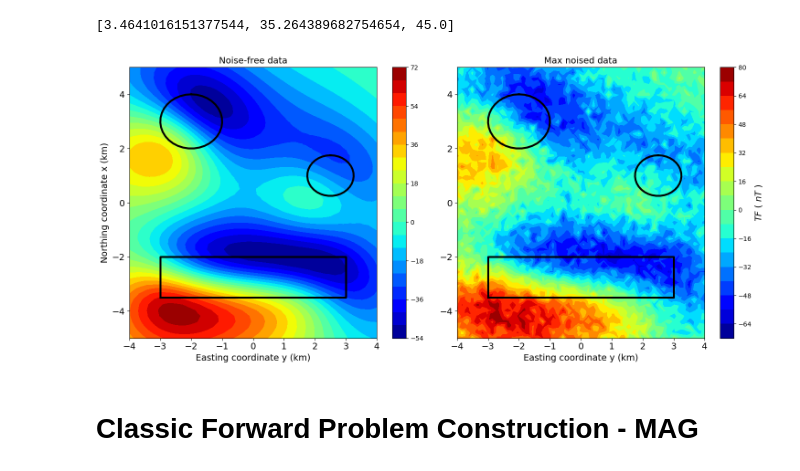
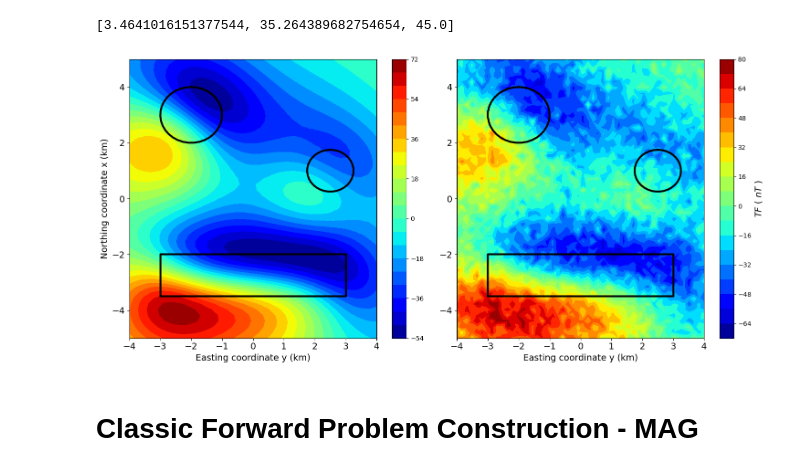
Before and after one commit to DiegoTaka/fast_equivalent_layer, a Jupyter notebook: code/mag/Stability_comparison_mag.ipynb, the cells around one changed output. Drawn from its saved outputs; the diff is of its cells as text; code cells hidden in the pictures.

```diff
--- a/code/mag/Stability_comparison_mag.ipynb
+++ b/code/mag/Stability_comparison_mag.ipynb
@@ -96,41 +96,41 @@ fig = plt.figure(figsize=(15,7))
 fig.patch.set_facecolor('xkcd:white')
 
 plt.subplot(121)
-plt.title('Noise-free data', y=1, x=0.5, fontsize=14)
+#plt.title('Noise-free data', y=1, x=0.5, fontsize=14)
 plt.tricontourf(yi_plot, xi_plot,data[0],22,cmap='jet')
 plt.plot(y_p,x_p,color="k", linewidth=3)
 #plt.plot(x_p2,y_p2,color="k", linewidth=3)
 plt.plot(y1, x1, color="k", linewidth=3)
 plt.plot(y2, x2, color="k", linewidth=3)
 cb = plt.colorbar(shrink=1)
 #cb.set_label('$TF$ ( $nT$ )', rotation=90, fontsize=14)
 plt.xlim(np.min(yi_plot),np.max(yi_plot))
 plt.ylim(np.min(xi_plot),np.max(xi_plot))
 plt.xticks(fontsize=14)
 plt.yticks(fontsize=14)
 plt.xlabel('Easting coordinate y (km)', fontsize=14)
 plt.ylabel('Northing coordinate x (km)', fontsize=14)
 
 plt.subplot(122)
-plt.title('Max noised data', y=1, x=0.5, fontsize=14)
+#plt.title('Max noised data', y=1, x=0.5, fontsize=14)
 plt.tricontourf(yi_plot, xi_plot,data[-1],22,cmap='jet')
 plt.plot(y_p,x_p,color="k", linewidth=3)
 #plt.plot(x_p2,y_p2,color="k", linewidth=3)
 plt.plot(y1, x1, color="k", linewidth=3)
 plt.plot(y2, x2, color="k", linewidth=3)
 cb = plt.colorbar(shrink=1)
 cb.set_label('$TF$ ( $nT$ )', rotation=90, fontsize=14)
 plt.xlim(np.min(yi_plot),np.max(yi_plot))
 plt.ylim(np.min(xi_plot),np.max(xi_plot))
 plt.xticks(fontsize=14)
 plt.yticks(fontsize=14)
 plt.xlabel('Easting coordinate y (km)', fontsize=14)
 #plt.ylabel('Northing coordinate x (km)', fontsize=14)
 
 plt.tight_layout()
 plt.savefig('../../manuscript/Fig/synthetic_mag.png', dpi=300)
 # %% [output]
-[figure, old version]
+[figure, new version]
 # %% [markdown]
 # Classic Forward Problem Construction - MAG
 # %%
```
Also changed, not shown: parts of 2 cells of this notebook, 38 other files.
